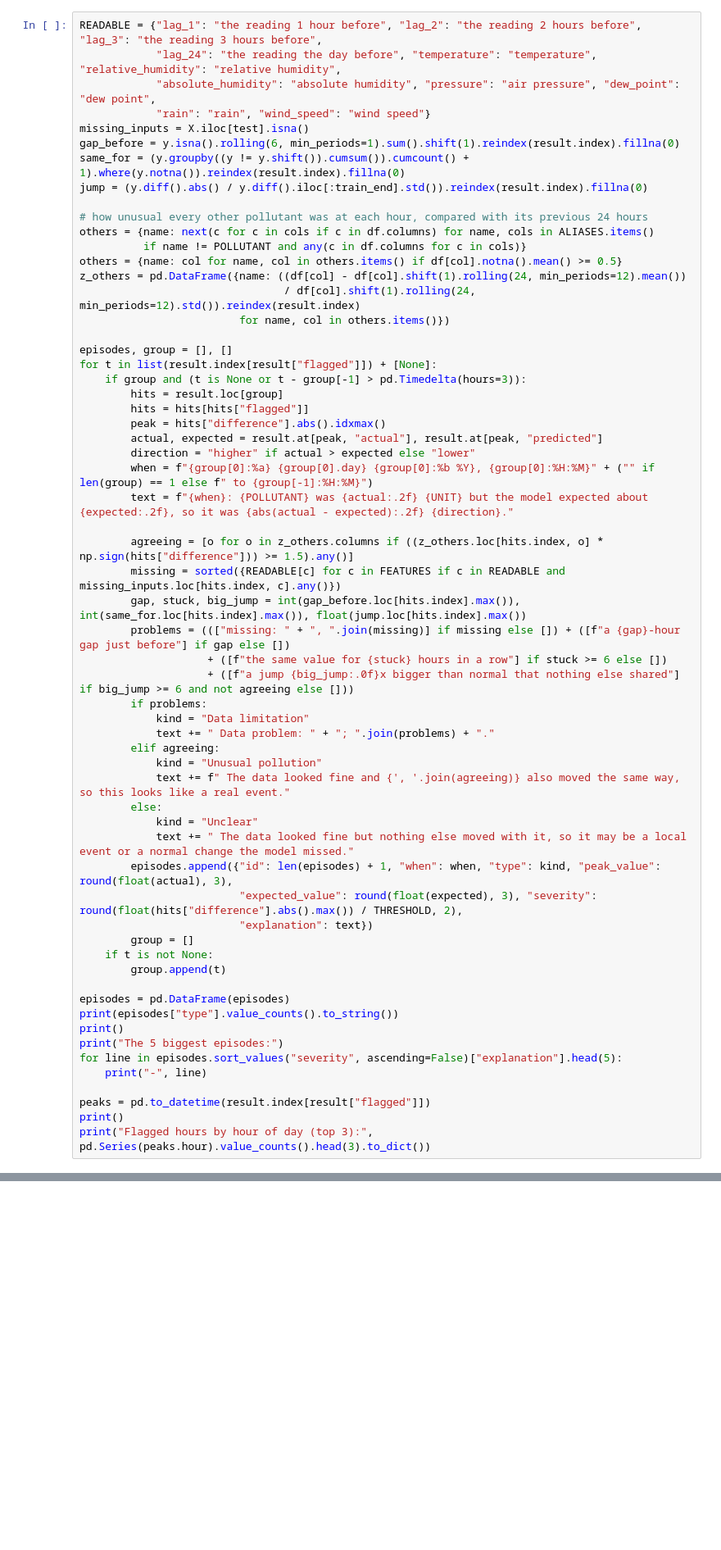
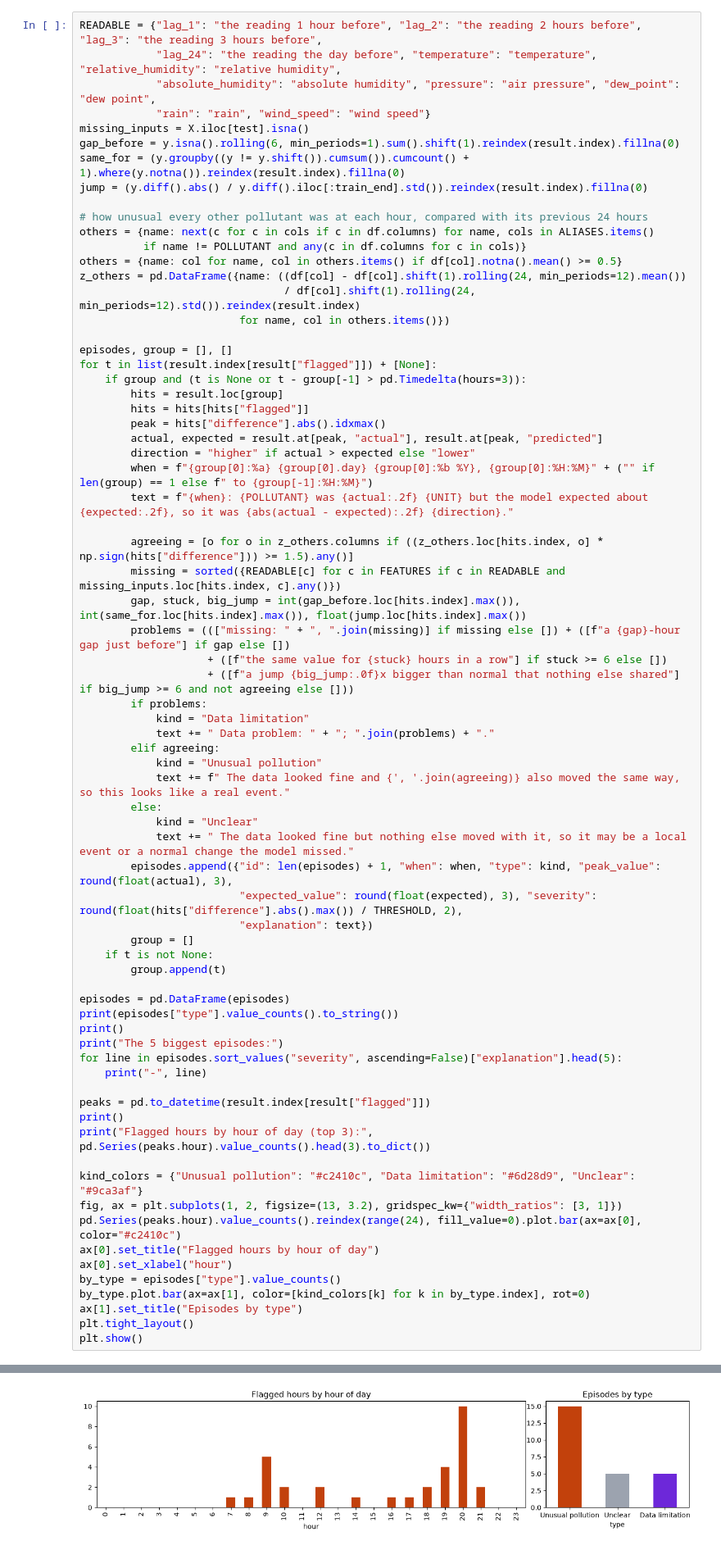
Before and after one commit to bonbonchandana/ai-quality, a Jupyter notebook: notebooks/air_quality_16_steps.ipynb, the cells around one changed output, grey strips where cells are left out. Shown at 82% size. Drawn from its saved outputs; the diff is of its cells as text; blank space fills up the shorter version.

```diff
--- a/notebooks/air_quality_16_steps.ipynb
+++ b/notebooks/air_quality_16_steps.ipynb
@@ -343,3 +428,15 @@ for line in episodes.sort_values("severity", ascending=False)["explanation"].hea
 peaks = pd.to_datetime(result.index[result["flagged"]])
 print()
 print("Flagged hours by hour of day (top 3):", pd.Series(peaks.hour).value_counts().head(3).to_dict())
+
+kind_colors = {"Unusual pollution": "#c2410c", "Data limitation": "#6d28d9", "Unclear": "#9ca3af"}
+fig, ax = plt.subplots(1, 2, figsize=(13, 3.2), gridspec_kw={"width_ratios": [3, 1]})
+pd.Series(peaks.hour).value_counts().reindex(range(24), fill_value=0).plot.bar(ax=ax[0], color="#c2410c")
+ax[0].set_title("Flagged hours by hour of day")
+ax[0].set_xlabel("hour")
+by_type = episodes["type"].value_counts()
+by_type.plot.bar(ax=ax[1], color=[kind_colors[k] for k in by_type.index], rot=0)
+ax[1].set_title("Episodes by type")
+plt.tight_layout()
+plt.show()
+# %% [output]
@@ -346,3 +456,4 @@ print("Flagged hours by hour of day (top 3):", pd.Series(peaks.hour).value_count
+[figure, added]
 # %% [markdown]
 ## Step 10 · Model saving
 
```
Also changed, not shown: parts of 19 cells of this notebook, 3 other files.
